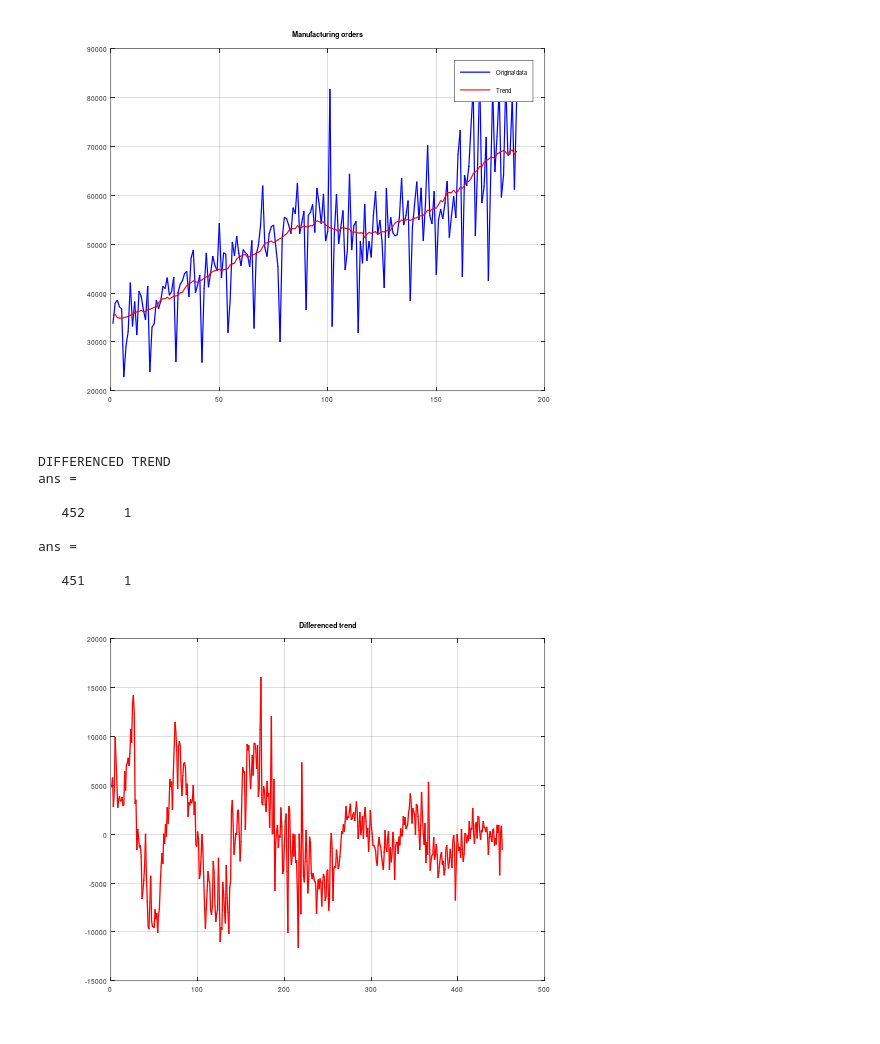
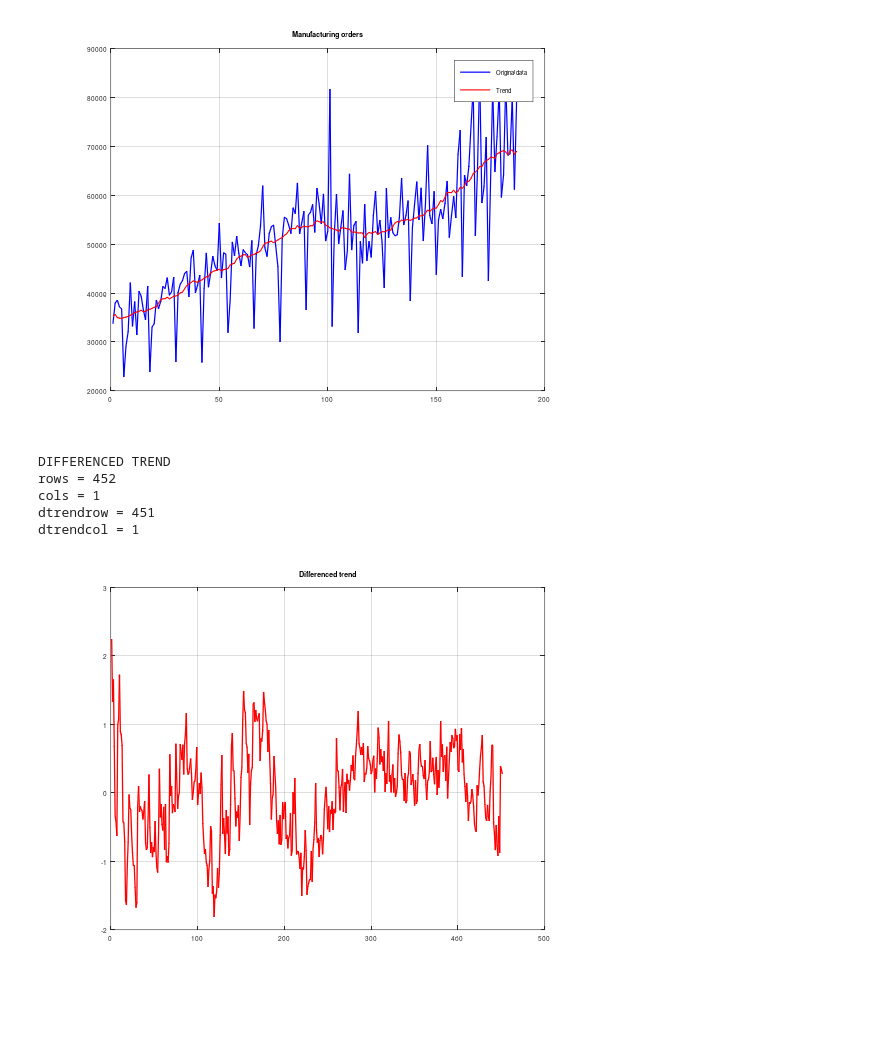
Before and after one commit to Diana-ash/Indicador-Adelantado-LDHR, a Jupyter notebook: analisis_explorativo.ipynb, the cells around one changed output. Drawn from its saved outputs; the diff is of its cells as text; code cells hidden in the pictures; blank space fills up the shorter version.

```diff
--- a/analisis_explorativo.ipynb
+++ b/analisis_explorativo.ipynb
@@ -113,28 +113,26 @@ window_m = 31
 # %%
 disp('DIFFERENCED TREND')
 % DATA AVALIABLE: trendcars, trendhouse, trendworker, trendmanorder
 
 
-trend=trendcars; % TREND = DATA AVALIABLE TO PLOT DIFFERENCED AND SMOOTHED TREND
+trend=trendhouse; % TREND = DATA AVALIABLE TO PLOT DIFFERENCED AND SMOOTHED TREND
 
 
-size(trend) % size of trend vector
+[rows,cols]=size(trend) % size of trend vector, NUMBER OF ROWS NEEDED FOR TIME VECTOR !!!
+
 dtrend=diff(trend); % differenced trend is one observation smaller (the first one is gone)
-size(dtrend)
+[dtrendrow,dtrendcol]=size(dtrend) % size of differenced trend
 xvalues=[1:dtrendrow]; % a vector of x-values, needed for plotting
 plot(xvalues,dtrend,'r','linewidth',1.3)
 grid on
 title('Differenced trend');
 # %% [output]
 DIFFERENCED TREND
-ans =
-
-   452     1
-
-ans =
-
-   451     1
+rows = 452
+cols = 1
+dtrendrow = 451
+dtrendcol = 1
-[figure, old version]
+[figure, new version]
 # %%
 disp('TREND SMOOTHING DUE TO EXCESSIVE NOISE')
 ventana1=11
```
Also changed, not shown: parts of 6 cells of this notebook.
